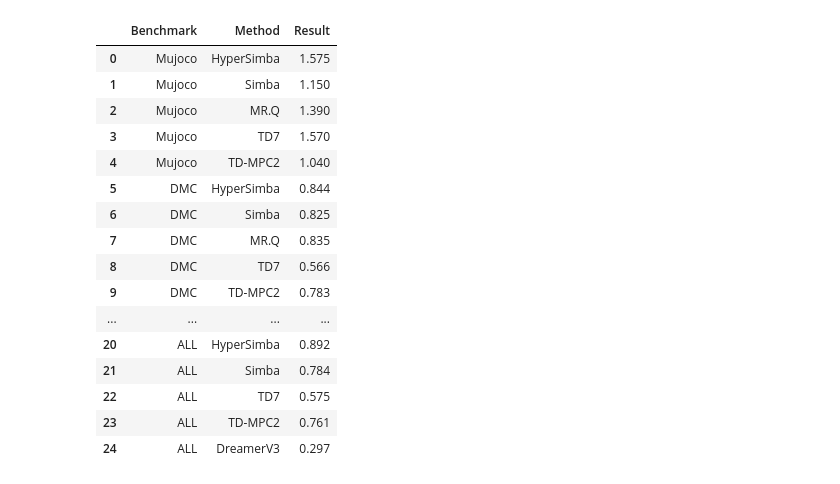
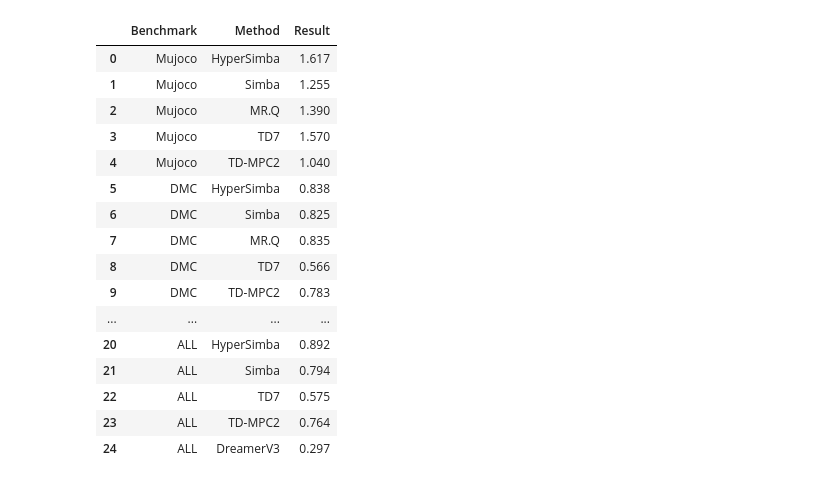
Before and after one commit to pkicki/SimbaV2, a Jupyter notebook: analysis/figure/result_summary.ipynb, the cells around one changed output. Saved outputs shown, nothing was run; the diff lists cells and outputs as text; code cells hidden in the pictures.

```diff
--- a/analysis/figure/result_summary.ipynb
+++ b/analysis/figure/result_summary.ipynb
@@ -9,8 +9,8 @@ import numpy as np
 performance = {
     # real-value
     "Mujoco": {
-        "HyperSimba": 1.575,
-        "Simba": 1.15,
+        "HyperSimba": 1.617,
+        "Simba": 1.255,
         "MR.Q": 1.39,
         #"BRO": 0.0
         "TD7": 1.57,
@@ -19,7 +19,7 @@ performance = {
     },
     # real-value
     "DMC": {
-        "HyperSimba": 0.844,
+        "HyperSimba": 0.838,
         "Simba": 0.825,
         "MR.Q": 0.835,
         "TD7": 0.566,
@@ -27,7 +27,7 @@ performance = {
         #"DreamerV3": 0.530,
     },
     "MyoSuite": {
-        "HyperSimba": 0.842,
+        "HyperSimba": 0.847,
         "Simba": 0.743,
         #"MR.Q": 0.0,
         "TD7": 0.356,
@@ -35,8 +35,8 @@ performance = {
         "DreamerV3": 0.481,
     },
     "HBench": {
-        "HyperSimba": 0.779,
-        "Simba": 0.599,
+        "HyperSimba": 0.776,
+        "Simba": 0.606,
         #"MR.Q": 0.0,
         "TD7": 0.396,
         "TD-MPC2": 0.701,
@@ -44,10 +44,10 @@ performance = {
     },
     "ALL": {
         "HyperSimba": 0.892,
-        "Simba": 0.784,
+        "Simba": 0.794,
         #"MR.Q": 0.xxx,
         "TD7": 0.575,
-        "TD-MPC2": 0.761,
+        "TD-MPC2": 0.764,
         "DreamerV3": 0.297,
     }
 }
@@ -56,7 +56,7 @@ performance = {
 performance_errors = {
     # real-value
     "Mujoco": {
-        "HyperSimba": 0.125,
+        "HyperSimba": 0.102,
         "Simba": 0.111,
         "MR.Q": 0.12,
         #"BRO": 0.0
@@ -103,48 +103,48 @@ performance_errors = {
 method_colors = {
     "HyperSimba": "#C7DDEC", # blue
     "Simba": "#FFDFC3",# orange
     "TD7": "#F5C9C9", # red
     "MR.Q": "#E4D9EE", # purple
     "TD-MPC2": "#CAE7CA", # green
     "DreamerV3": "#F8DDF0", # pink
 }
 
 # Dictionary of {method: color} for easy theme switching
 method_boundary_colors = {
     "HyperSimba": "#1F77B4", # blue
     "Simba": "#FF7F0F",# orange
     "TD7": "#D62729", # red
     "MR.Q": "#9467BD", # purple
     "TD-MPC2": "#2CA02C", # green
     "DreamerV3": "#E377C2", # pink
 }
 
 # Convert the nested dictionary into a long DataFrame
 # Columns: [benchmark, method, result]
 rows = []
 for bench, methods in performance.items():
     for method, result in methods.items():
         rows.append((bench, method, result))
 
 df = pd.DataFrame(rows, columns=["Benchmark", "Method", "Result"])
 df
 # %% [output]
 |  | Benchmark | Method | Result |
-| 0 | Mujoco | HyperSimba | 1.575 |
-| 1 | Mujoco | Simba | 1.150 |
+| 0 | Mujoco | HyperSimba | 1.617 |
+| 1 | Mujoco | Simba | 1.255 |
 | 2 | Mujoco | MR.Q | 1.390 |
 | 3 | Mujoco | TD7 | 1.570 |
 | 4 | Mujoco | TD-MPC2 | 1.040 |
-| 5 | DMC | HyperSimba | 0.844 |
+| 5 | DMC | HyperSimba | 0.838 |
 | 6 | DMC | Simba | 0.825 |
 | 7 | DMC | MR.Q | 0.835 |
 | 8 | DMC | TD7 | 0.566 |
 | 9 | DMC | TD-MPC2 | 0.783 |
 | ... | ... | ... | ... |
 | 20 | ALL | HyperSimba | 0.892 |
-| 21 | ALL | Simba | 0.784 |
+| 21 | ALL | Simba | 0.794 |
 | 22 | ALL | TD7 | 0.575 |
-| 23 | ALL | TD-MPC2 | 0.761 |
+| 23 | ALL | TD-MPC2 | 0.764 |
 | 24 | ALL | DreamerV3 | 0.297 |
 # %%
 def set_identical_grid(ax, num_x_ticks, num_y_ticks, tick_x_min, tick_x_max, tick_y_min, tick_y_max):
```
Also changed, not shown: parts of 2 cells of this notebook, 39 other files.
